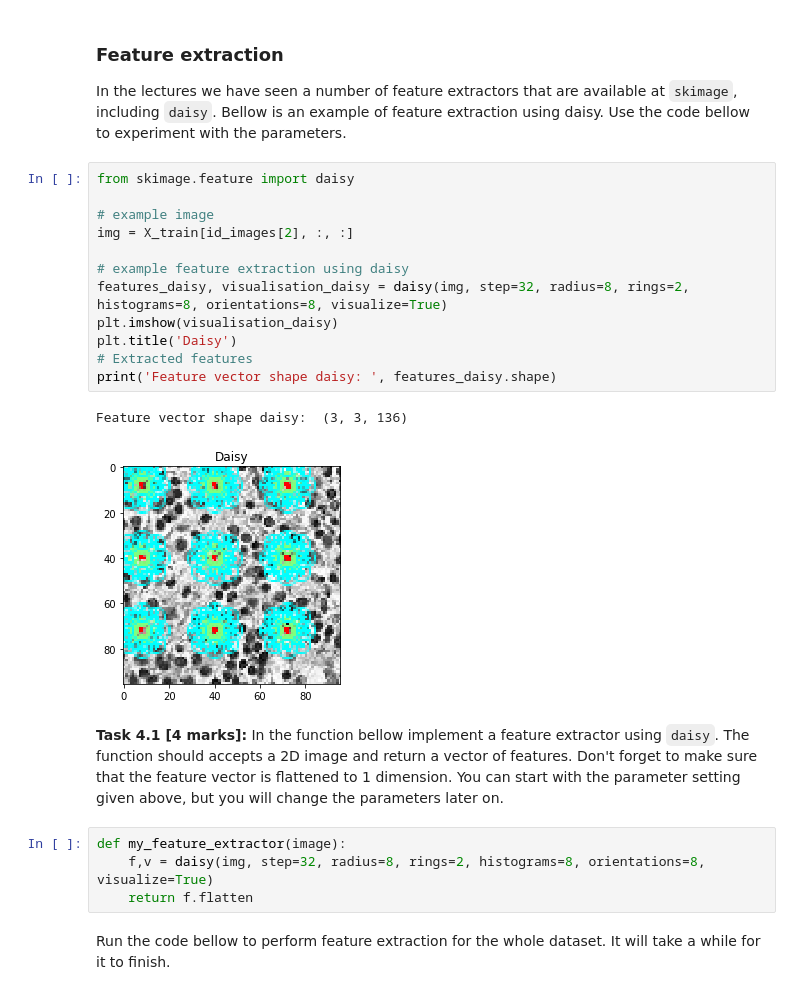
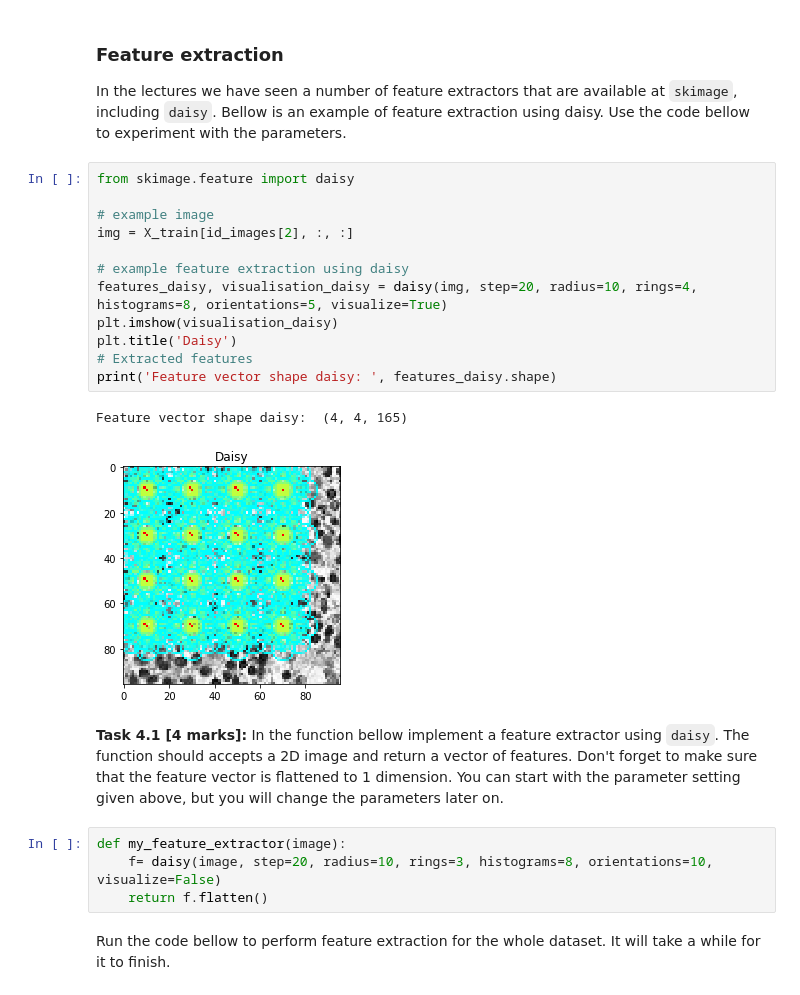
Before and after one commit to burtonye/ML_Coursework2, a Jupyter notebook: Coursework2_Ye.ipynb, the cells around one changed output. Drawn from its saved outputs; the diff is of its cells as text.

```diff
--- a/Coursework2_Ye.ipynb
+++ b/Coursework2_Ye.ipynb
@@ -742,24 +781,24 @@ In the lectures we have seen a number of feature extractors that are available a
 # %%
 from skimage.feature import daisy
 
 # example image
 img = X_train[id_images[2], :, :]
 
 # example feature extraction using daisy
-features_daisy, visualisation_daisy = daisy(img, step=32, radius=8, rings=2, histograms=8, orientations=8, visualize=True)
+features_daisy, visualisation_daisy = daisy(img, step=20, radius=10, rings=4, histograms=8, orientations=5, visualize=True)
 plt.imshow(visualisation_daisy)
 plt.title('Daisy')
 # Extracted features
 print('Feature vector shape daisy: ', features_daisy.shape)
 # %% [output]
-Feature vector shape daisy:  (3, 3, 136)
+Feature vector shape daisy:  (4, 4, 165)
-[figure, old version]
+[figure, new version]
 # %% [markdown]
 **Task 4.1 [4 marks]:** In the function bellow implement a feature extractor using `daisy`. The function should accepts a 2D image and return a vector of features. Don't forget to make sure that the feature vector is flattened to 1 dimension. You can start with the parameter setting given above, but you will change the parameters later on.
 # %%
 def my_feature_extractor(image):
-    f,v = daisy(img, step=32, radius=8, rings=2, histograms=8, orientations=8, visualize=True)
-    return f.flatten
+    f= daisy(image, step=20, radius=10, rings=3, histograms=8, orientations=10, visualize=False)
+    return f.flatten()
 # %% [markdown]
 Run the code bellow to perform feature extraction for the whole dataset. It will take a while for it to finish.
 # %%
```
Also changed, not shown: parts of 35 cells of this notebook.
